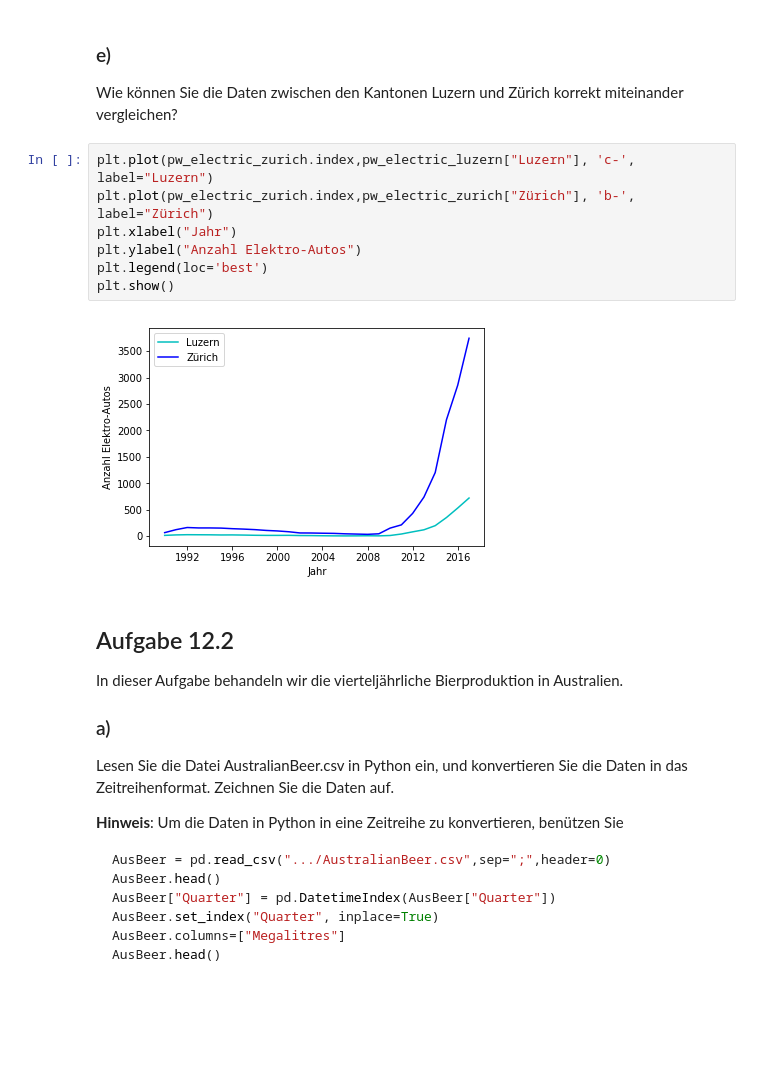
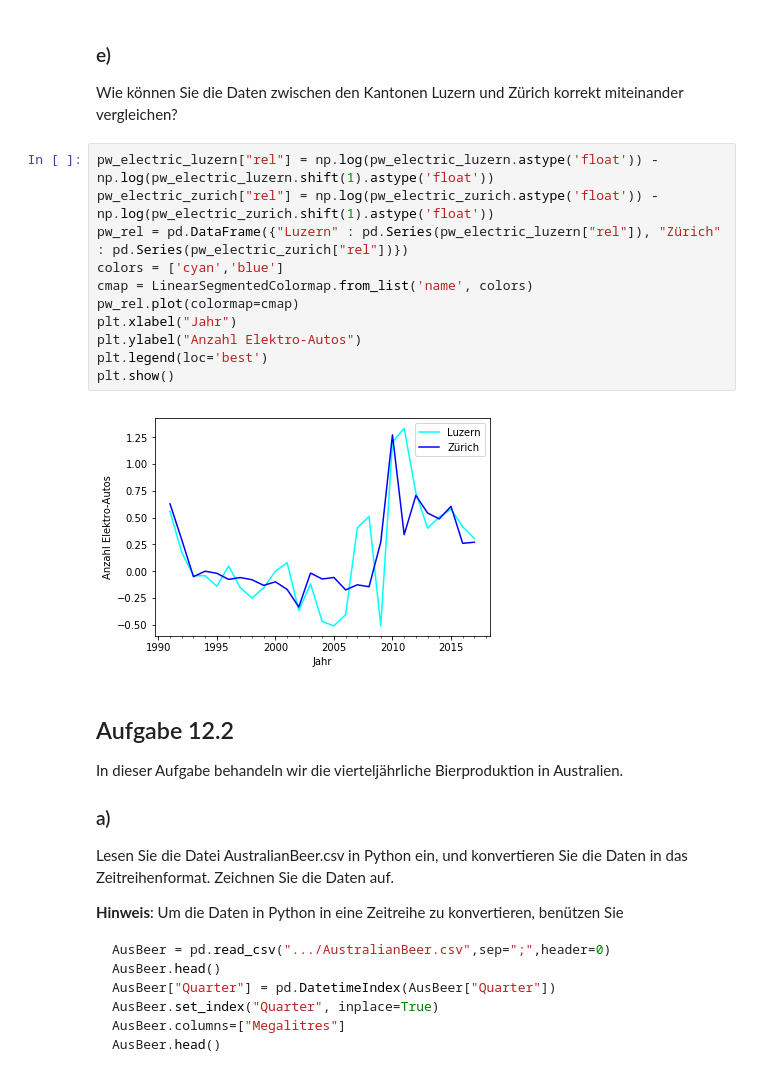
Before and after one commit to KilnOfTheSecondFlame/STAT_HS18_Exercises, a Jupyter notebook: 12_Exercise12/12_Exercise12.ipynb, the cells around one changed output. Drawn from its saved outputs; the diff is of its cells as text; blank space fills up the shorter version.

```diff
--- a/12_Exercise12/12_Exercise12.ipynb
+++ b/12_Exercise12/12_Exercise12.ipynb
@@ -119,15 +120,19 @@ DatetimeIndex(['1990-01-01', '1991-01-01', '1992-01-01', '1993-01-01',
 # %% [markdown]
 ### e)
 Wie können Sie die Daten zwischen den Kantonen Luzern und Zürich korrekt miteinander vergleichen?
-# %%
-plt.plot(pw_electric_zurich.index,pw_electric_luzern["Luzern"], 'c-', label="Luzern")
-plt.plot(pw_electric_zurich.index,pw_electric_zurich["Zürich"], 'b-', label="Zürich")
-plt.xlabel("Jahr")
-plt.ylabel("Anzahl Elektro-Autos")
-plt.legend(loc='best')
-plt.show()
-# %% [output]
-[figure, removed]
+# %%
+pw_electric_luzern["rel"] = np.log(pw_electric_luzern.astype('float')) - np.log(pw_electric_luzern.shift(1).astype('float'))
+pw_electric_zurich["rel"] = np.log(pw_electric_zurich.astype('float')) - np.log(pw_electric_zurich.shift(1).astype('float'))
+pw_rel = pd.DataFrame({"Luzern" : pd.Series(pw_electric_luzern["rel"]), "Zürich" : pd.Series(pw_electric_zurich["rel"])})
+colors = ['cyan','blue']
+cmap = LinearSegmentedColormap.from_list('name', colors)
+pw_rel.plot(colormap=cmap)
+plt.xlabel("Jahr")
+plt.ylabel("Anzahl Elektro-Autos")
+plt.legend(loc='best')
+plt.show()
+# %% [output]
+[figure, added]
 # %% [markdown]
 ## Aufgabe 12.2
 
```
Also changed, not shown: parts of 5 cells of this notebook.
